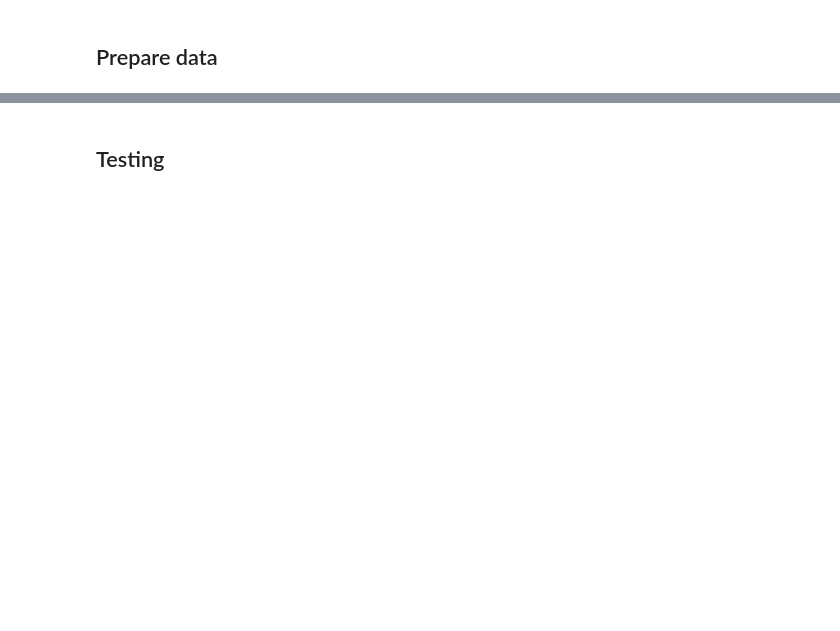
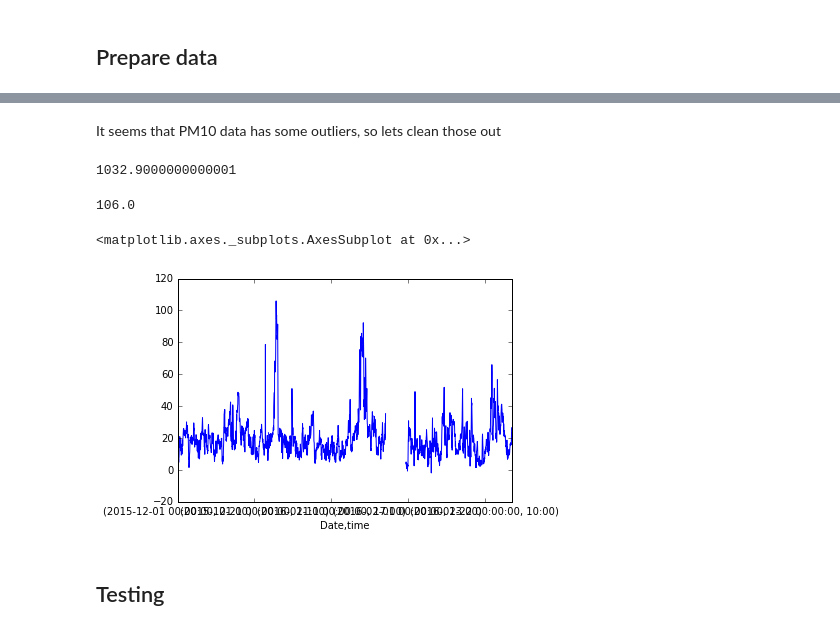
Before and after one commit to tnygren/Jupyter-Notebooks, a Jupyter notebook: Project One - Air Quality.ipynb, the cells around one changed output, grey strips where cells are left out. Drawn from its saved outputs; the diff is of its cells as text; code cells hidden in the pictures; blank space fills up the shorter version.

```diff
--- a/Project One - Air Quality.ipynb
+++ b/Project One - Air Quality.ipynb
@@ -150,3 +54,22 @@ foobar.sortlevel(level=0).loc['01-12-2015':'03-12-2015']
+# %% [markdown]
+It seems that PM10 data has some outliers, so lets clean those out
+# %%
+train['PM10 particulate matter (Hourly measured)'].max()
+# %% [output]
+1032.9000000000001
+# %%
+# Remove the row that has max PM10 value
+train = train[train['PM10 particulate matter (Hourly measured)'] != 1032.9]
+# %%
+train['PM10 particulate matter (Hourly measured)'].max()
+# %% [output]
+106.0
+# %%
+#train.plot(subplots=True, layout=(3, 3), figsize=(10, 10), sharex=False);
+train['PM10 particulate matter (Hourly measured)'].plot()
+# %% [output]
+<matplotlib.axes._subplots.AxesSubplot at 0x...>
+[figure, added]
 # %% [markdown]
 ## Testing
 # %%
```
Also changed, not shown: parts of 17 cells of this notebook.
